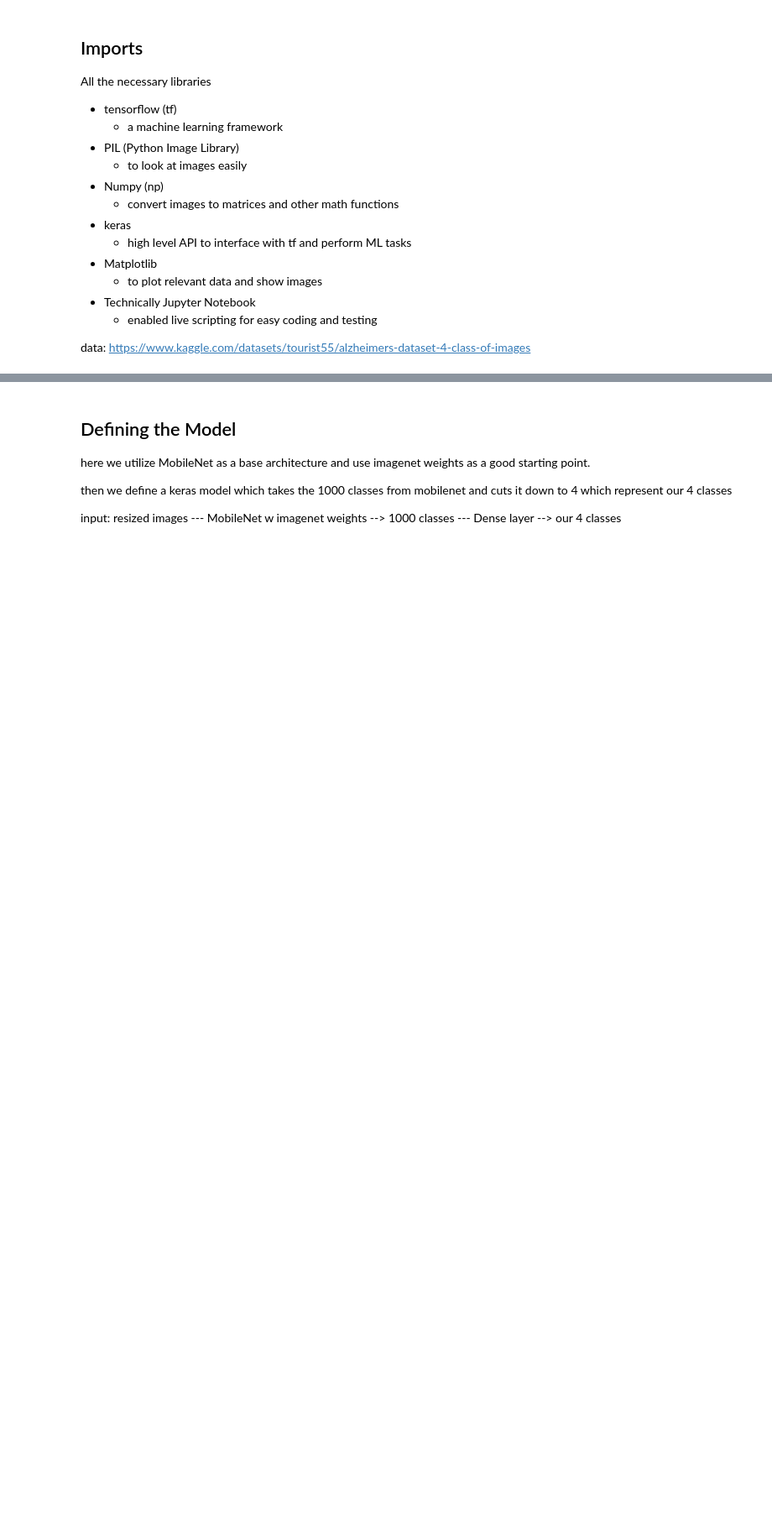
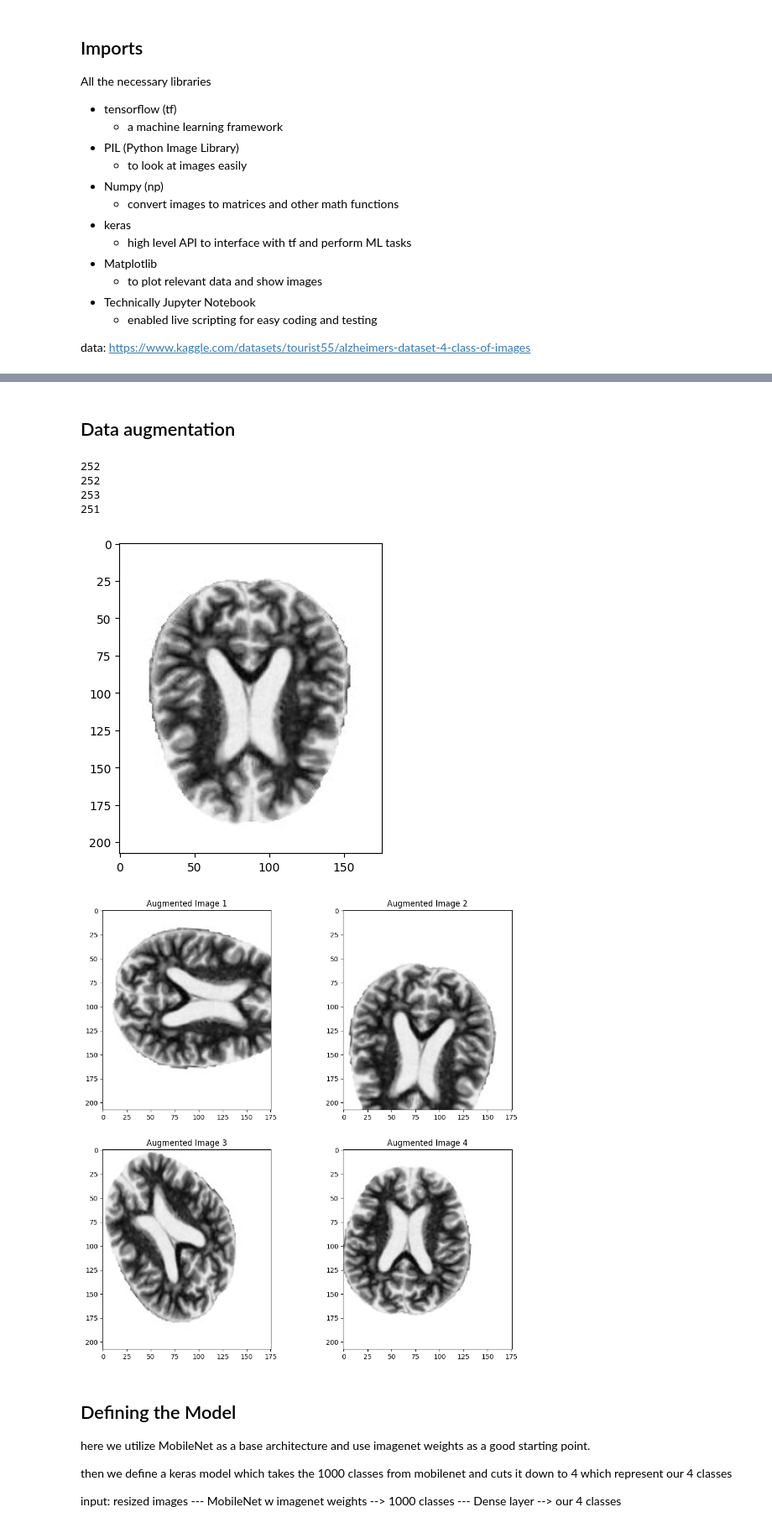
Before and after one commit to Asik007/BME240_ML, a Jupyter notebook: Test.ipynb, the cells around one changed output, grey strips where cells are left out. Shown at 84% size. Drawn from its saved outputs; the diff is of its cells as text; code cells hidden in the pictures; blank space fills up the shorter version.

Commit message:
50% augment

```diff
--- a/Test.ipynb
+++ b/Test.ipynb
@@ -78,6 +81,53 @@ image_batch, labels_batch = next(iter(normalized_ds))
 first_image = image_batch[0]
 # Notice the pixel values are now in `[0,1]`.
 print(np.min(first_image), np.max(first_image))
+# %% [markdown]
+## Data augmentation
+# %%
+from tensorflow.keras.preprocessing.image import ImageDataGenerator
+image_path = "C:\\Users\\yugio\\School\\Sophmore\\BME240\\BME240_ML\\Alzheimer_s Dataset\\test\\MildDemented\\26.jpg"  # Replace with your image path
+image = Image.open(image_path)
+plt.imshow(image,cmap='Greys')
+
+image_array = tf.keras.preprocessing.image.img_to_array(image)
+image_array = tf.expand_dims(image_array, 0)  # Add batch dimension
+
+# Define an augmentation pipeline
+datagen = ImageDataGenerator(
+    rotation_range=90,
+    width_shift_range=0.2,
+    height_shift_range=0.2,
+    shear_range=0.2,
+    zoom_range=0.2,
+    horizontal_flip=True,
+    vertical_flip=True,
+    fill_mode='nearest'
+)
+
+augmented_images = []
+num_augmented_images = 4  # Number of augmented images to generate
+
+for i, batch in enumerate(datagen.flow(image_array, batch_size=1)):
+    augmented_images.append(tf.squeeze(batch, axis=0))
+    if i >= num_augmented_images - 1:
+        break
+
+# Display augmented images
+plt.figure(figsize=(12, 12))
+for i, augmented_image in enumerate(augmented_images):
+    plt.subplot(2, 2, i + 1)
+    plt.title(f'Augmented Image {i + 1}')
+    aug_img = tf.cast(augmented_image, tf.uint8)
+    plt.imshow(aug_img,cmap='Greys')
+    print(aug_img.numpy().max())
+    # plt.axis('off')
+# %% [output]
+252
+252
+253
+251
+[figure, added]
+[figure, added]
 # %% [markdown]
 ## Defining the Model
 
```
Also changed, not shown: parts of 10 cells of this notebook, 1 other file.
